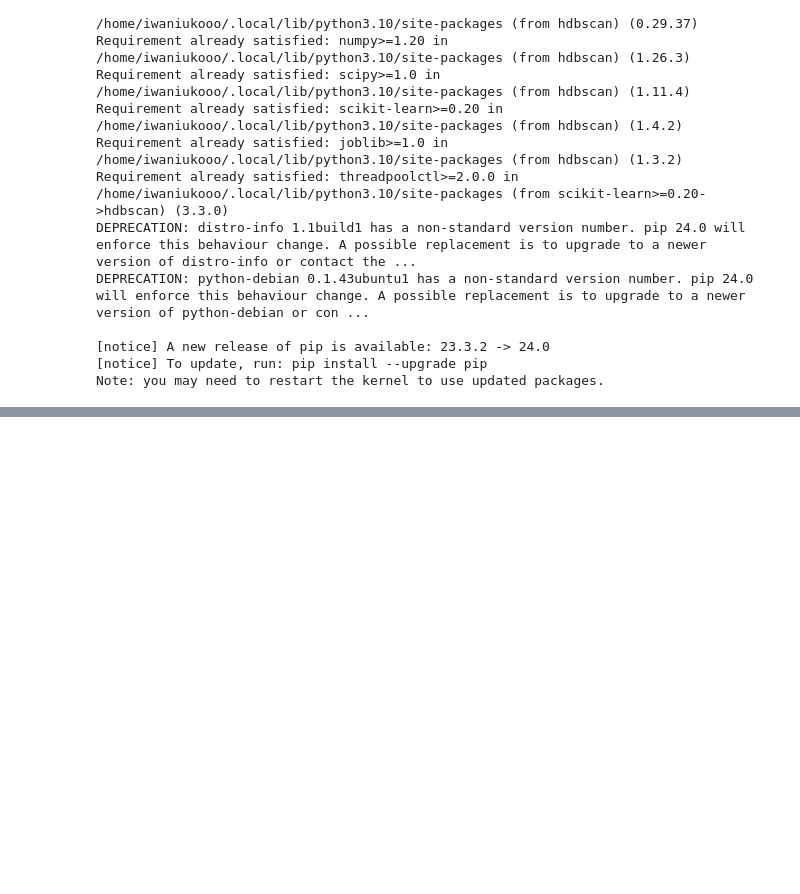
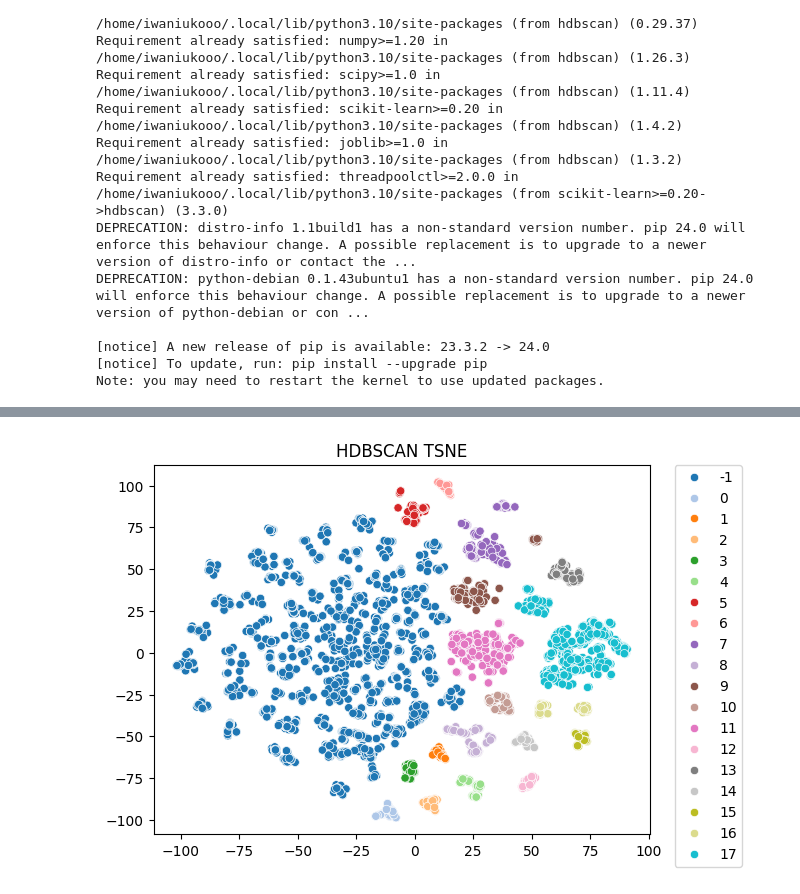
Before and after one commit to kowalskihubert/Google-Places-Clustering, a Jupyter notebook: models.ipynb, the cells around one changed output, grey strips where cells are left out. Cells and saved outputs as stored; diff of their text form; code cells hidden in the pictures; blank space fills up the shorter version.

Commit message:
add hdbscan, kmeans, gaussian mixture

```diff
--- a/models.ipynb
+++ b/models.ipynb
@@ -299,3 +360,21 @@ plt.show()
+# %%
+#print tsne for hdbscan
+from sklearn.manifold import TSNE
+
+# Initialize TSNE
+tsne = TSNE(n_components=2, random_state=42)
+
+# Fit and transform TSNE to the scaled data
+tsne_transformed = tsne.fit_transform(df_train_scaled)
+
+#visualise it on 2d plot
+sns.scatterplot(x=tsne_transformed[:,0], y=tsne_transformed[:,1], hue=df_train['hdbscam_cluster'], palette='tab20')
+plt.title('HDBSCAN TSNE')
+#legend to right dude
+plt.legend(bbox_to_anchor=(1.05, 1), loc=2, borderaxespad=0.)
+plt.show()
+# %% [output]
+[figure, added]
 # %%
 
 
```
Also changed, not shown: parts of 39 cells of this notebook, 1 other file.
